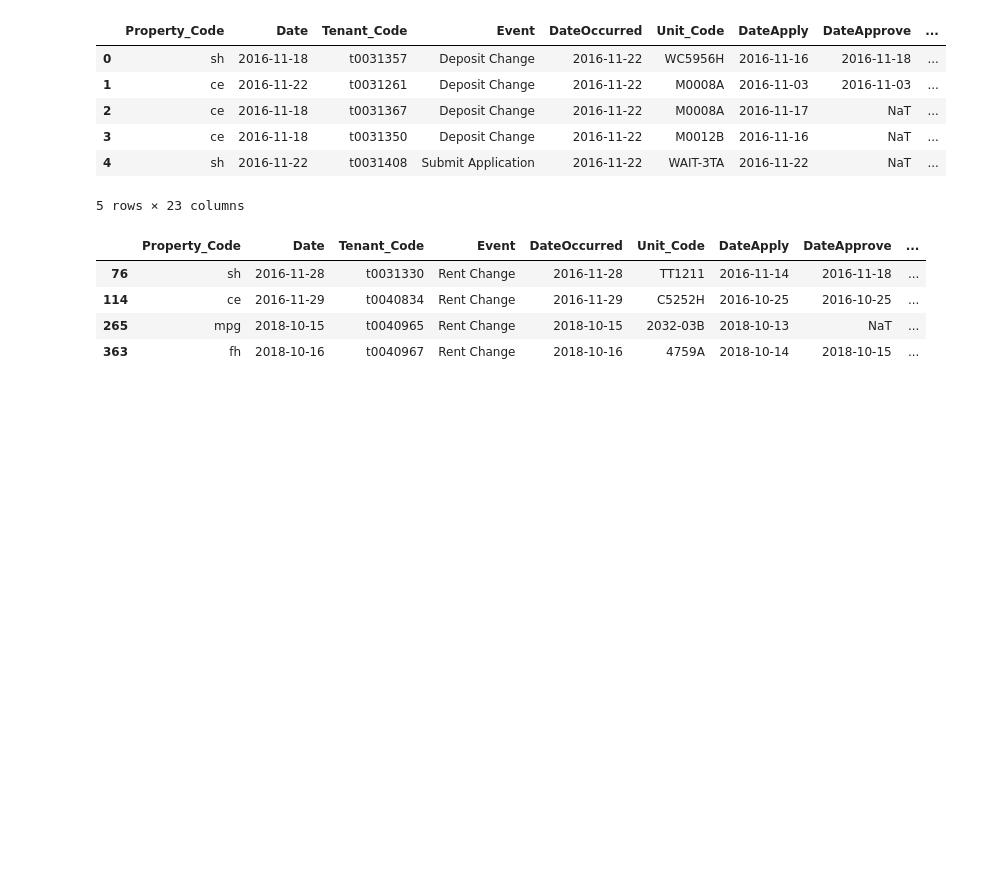
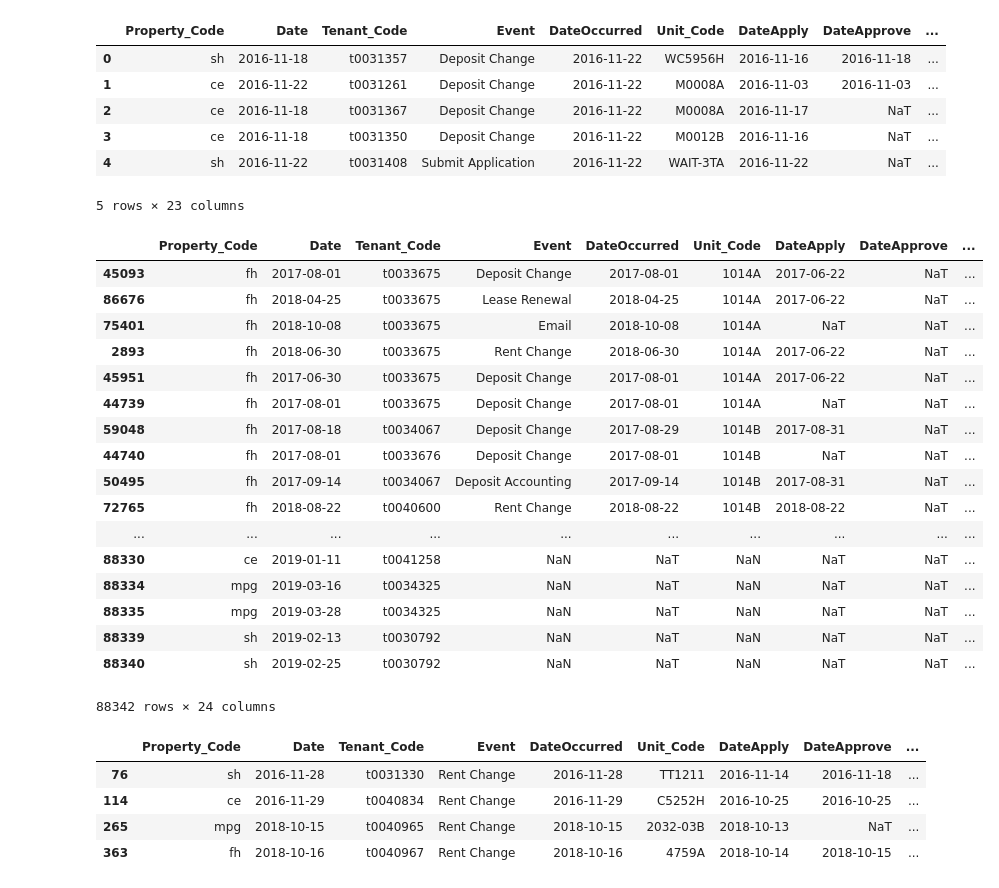
Before and after one commit to richinohio/Final_Project, a Jupyter notebook: Tenants.ipynb, the cells around one changed output. Drawn from its saved outputs; the diff is of its cells as text; code cells hidden in the pictures; blank space fills up the shorter version.

```diff
--- a/Tenants.ipynb
+++ b/Tenants.ipynb
@@ -36,6 +36,28 @@ tenants_df.head()
 | 3 | ce | 2016-11-18 | t0031350 | Deposit Change | 2016-11-22 | M0012B | 2016-11-16 | NaT | ... |
 | 4 | sh | 2016-11-22 | t0031408 | Submit Application | 2016-11-22 | WAIT-3TA | 2016-11-22 | NaT | ... |
 5 rows × 23 columns
+# %%
+tenants_df["Length of Stay"]= tenants_df["DateMoveOut"] - tenants_df["DateMoveIn"]
+tenants_df.sort_values(by=["Unit_Code"])
+# %% [output]
+|  | Property_Code | Date | Tenant_Code | Event | DateOccurred | Unit_Code | DateApply | DateApprove | ... |
+| 45093 | fh | 2017-08-01 | t0033675 | Deposit Change | 2017-08-01 | 1014A | 2017-06-22 | NaT | ... |
+| 86676 | fh | 2018-04-25 | t0033675 | Lease Renewal | 2018-04-25 | 1014A | 2017-06-22 | NaT | ... |
+| 75401 | fh | 2018-10-08 | t0033675 | Email | 2018-10-08 | 1014A | NaT | NaT | ... |
+| 2893 | fh | 2018-06-30 | t0033675 | Rent Change | 2018-06-30 | 1014A | 2017-06-22 | NaT | ... |
+| 45951 | fh | 2017-06-30 | t0033675 | Deposit Change | 2017-08-01 | 1014A | 2017-06-22 | NaT | ... |
+| 44739 | fh | 2017-08-01 | t0033675 | Deposit Change | 2017-08-01 | 1014A | NaT | NaT | ... |
+| 59048 | fh | 2017-08-18 | t0034067 | Deposit Change | 2017-08-29 | 1014B | 2017-08-31 | NaT | ... |
+| 44740 | fh | 2017-08-01 | t0033676 | Deposit Change | 2017-08-01 | 1014B | NaT | NaT | ... |
+| 50495 | fh | 2017-09-14 | t0034067 | Deposit Accounting | 2017-09-14 | 1014B | 2017-08-31 | NaT | ... |
+| 72765 | fh | 2018-08-22 | t0040600 | Rent Change | 2018-08-22 | 1014B | 2018-08-22 | NaT | ... |
+| ... | ... | ... | ... | ... | ... | ... | ... | ... | ... |
+| 88330 | ce | 2019-01-11 | t0041258 | NaN | NaT | NaN | NaT | NaT | ... |
+| 88334 | mpg | 2019-03-16 | t0034325 | NaN | NaT | NaN | NaT | NaT | ... |
+| 88335 | mpg | 2019-03-28 | t0034325 | NaN | NaT | NaN | NaT | NaT | ... |
+| 88339 | sh | 2019-02-13 | t0030792 | NaN | NaT | NaN | NaT | NaT | ... |
+| 88340 | sh | 2019-02-25 | t0030792 | NaN | NaT | NaN | NaT | NaT | ... |
+88342 rows × 24 columns
 # %%
 rent_change = tenants_df.loc[tenants_df["Event"] == "Rent Change"]
 rent_change = rent_change.groupby("Property_Code")
```
Also changed, not shown: parts of 2 cells of this notebook.
